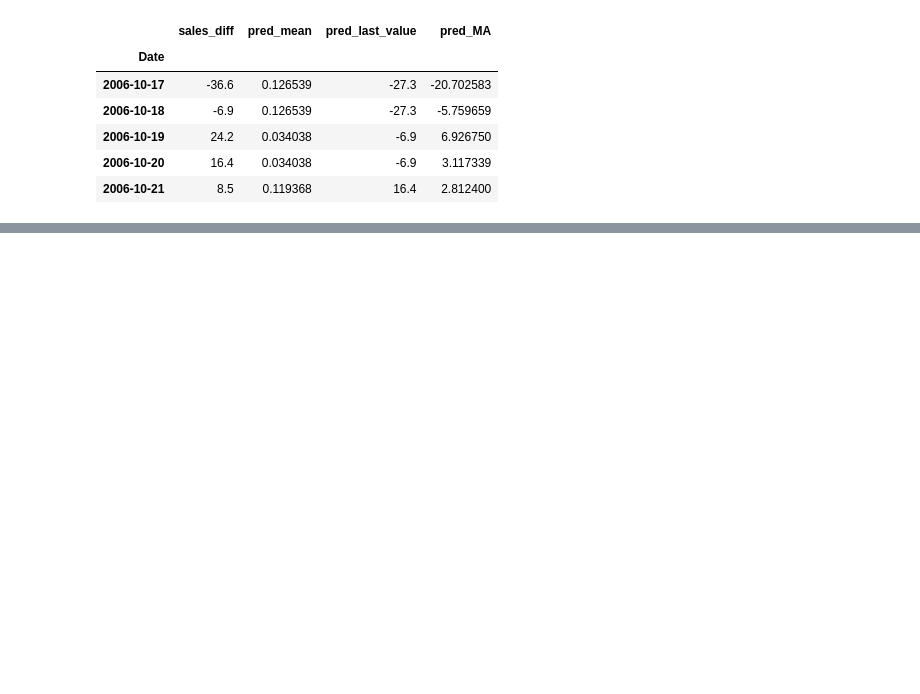
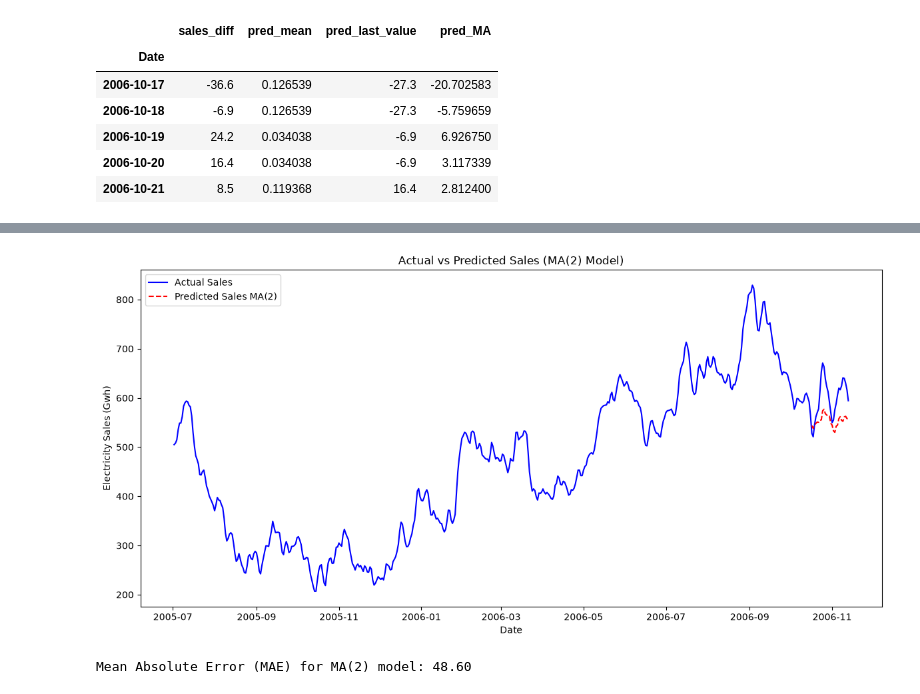
Before and after one commit to michaelhudson2205/INFO3022_Practicals, a Jupyter notebook: P4_2_Moving_Average.ipynb, the cells around one changed output, grey strips where cells are left out. Saved outputs shown, nothing was run; the diff lists cells and outputs as text; code cells hidden in the pictures; blank space fills up the shorter version.

```diff
--- a/P4_2_Moving_Average.ipynb
+++ b/P4_2_Moving_Average.ipynb
@@ -303,0 +376,33 @@ pred_df.head()
+# %%
+# Initialise the column with NaN values
+df["pred_Sales"] = np.nan
+
+# Get the last actual value before prediction starts
+last_observed = df["Sales"].iloc[471]
+
+# Compute the forecast (cumulative sum of MA(2) predictions)
+forecast_values = last_observed + pred_df["pred_MA"].cumsum().values
+
+# Assign the predicted values to the DataFrame safely using iloc
+df.iloc[472:472 + len(forecast_values), df.columns.get_loc("pred_Sales")] = forecast_values
+# %%
+# Plot against the original data
+fig, ax = plt.subplots(figsize=(12, 6))
+
+ax.plot(df["Sales"], "b-", label="Actual Sales")
+ax.plot(df["pred_Sales"], "r--", label="Predicted Sales MA(2)")
+
+plt.title('Actual vs Predicted Sales (MA(2) Model)')
+ax.legend(loc=2)
+ax.set_xlabel('Date')
+ax.set_ylabel('Electricity Sales (Gwh)')
+
+plt.tight_layout()
+plt.show()
+# %% [output]
+[figure, added]
+# %%
+mae_MA_undiff = mean_absolute_error(df["Sales"].iloc[472:], df["pred_Sales"].iloc[472:])
+print(f'Mean Absolute Error (MAE) for MA(2) model: {mae_MA_undiff:.2f}')
+# %% [output]
+Mean Absolute Error (MAE) for MA(2) model: 48.60
```
Also changed, not shown: parts of 6 cells of this notebook.
